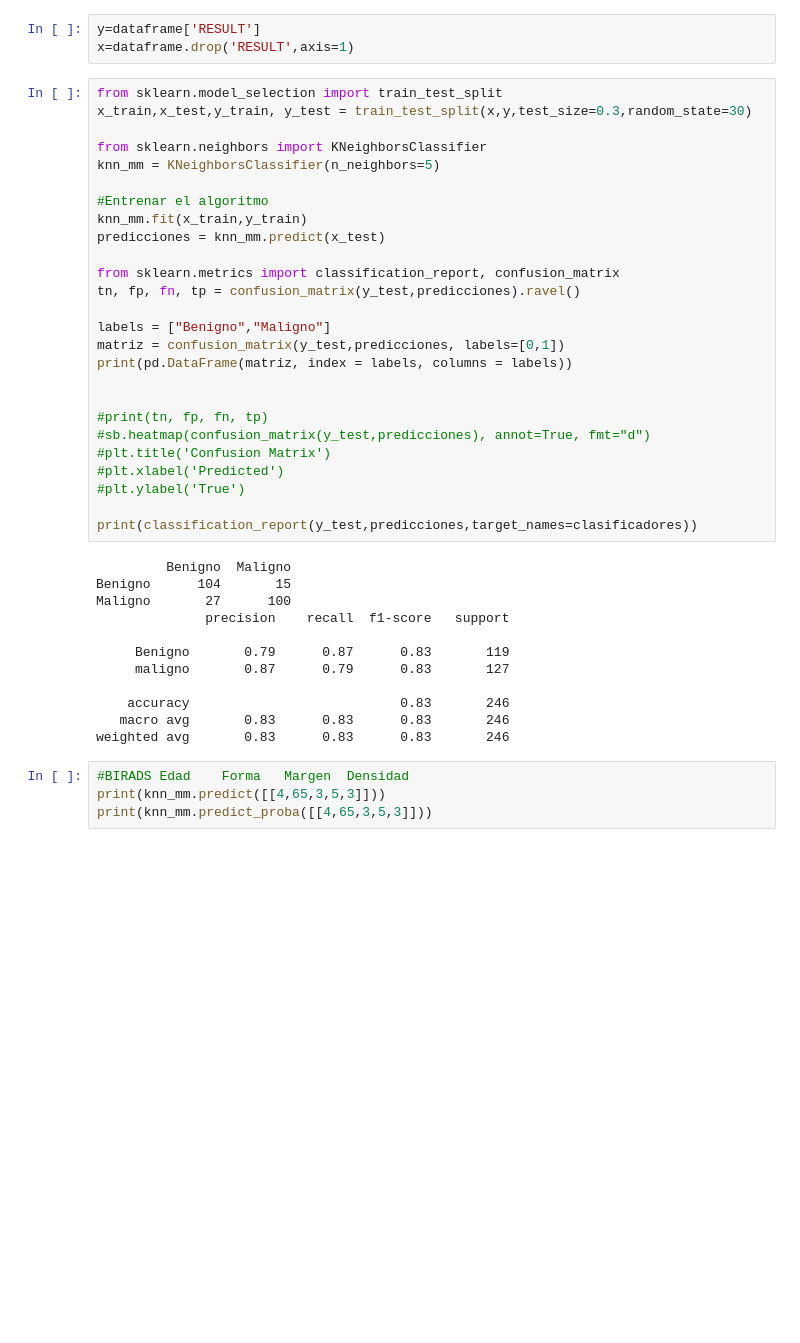
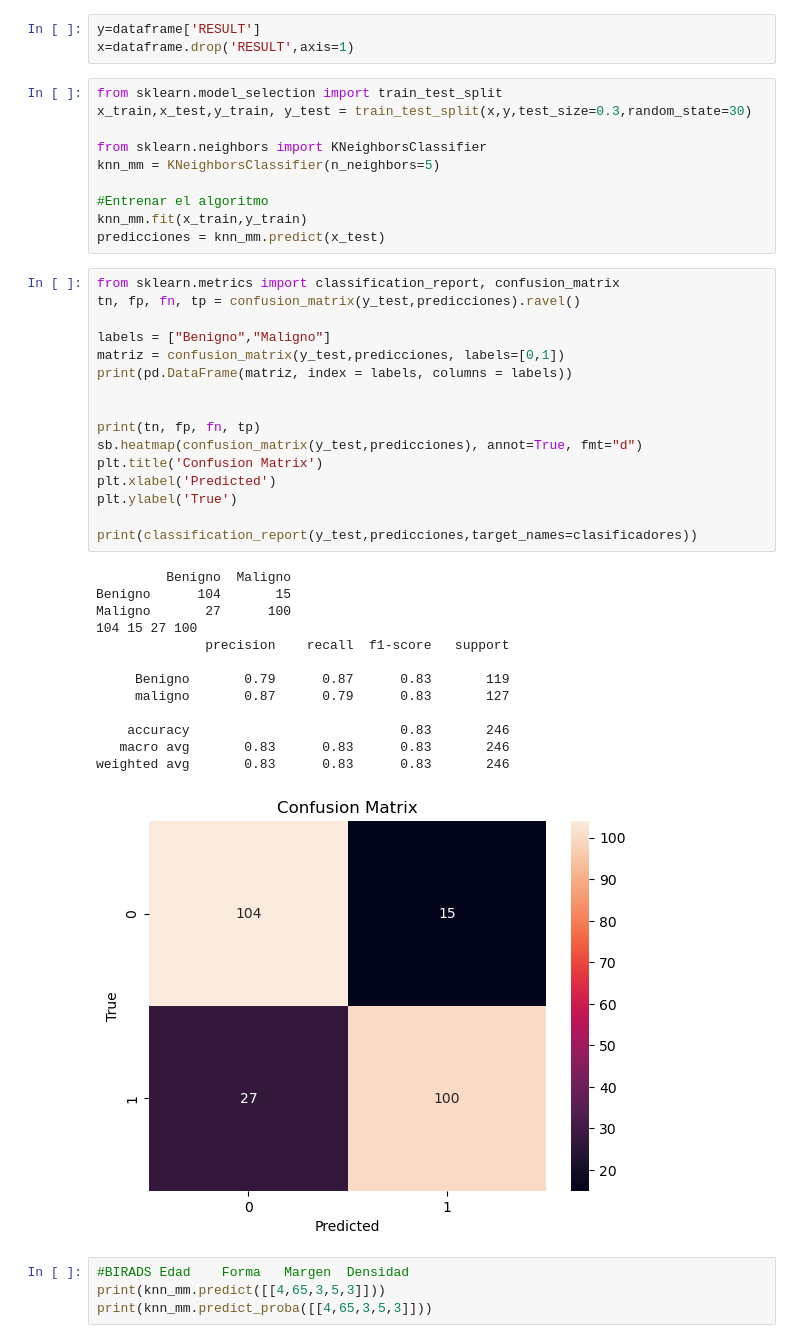
Before and after one commit to Rodry30/TP3-2025-01-CABANILLAS, a Jupyter notebook: TP3-2025-1/Proyecto machine learning/Cancer de mama/CancerMama whith KNN.ipynb, the cells around one changed output. Cells and saved outputs as stored; diff of their text form; blank space fills up the shorter version.

```diff
--- a/TP3-2025-1/Proyecto machine learning/Cancer de mama/CancerMama whith KNN.ipynb
+++ b/TP3-2025-1/Proyecto machine learning/Cancer de mama/CancerMama whith KNN.ipynb
@@ -61,34 +61,36 @@ knn_mm = KNeighborsClassifier(n_neighbors=5)
 #Entrenar el algoritmo
 knn_mm.fit(x_train,y_train)
 predicciones = knn_mm.predict(x_test)
-
-from sklearn.metrics import classification_report, confusion_matrix
-tn, fp, fn, tp = confusion_matrix(y_test,predicciones).ravel()
-
-labels = ["Benigno","Maligno"]
-matriz = confusion_matrix(y_test,predicciones, labels=[0,1])
-print(pd.DataFrame(matriz, index = labels, columns = labels))
-
-
-#print(tn, fp, fn, tp)
-#sb.heatmap(confusion_matrix(y_test,predicciones), annot=True, fmt="d")
-#plt.title('Confusion Matrix')
-#plt.xlabel('Predicted')
-#plt.ylabel('True')
-
-print(classification_report(y_test,predicciones,target_names=clasificadores))
-# %% [output]
-         Benigno  Maligno
-Benigno      104       15
-Maligno       27      100
-              precision    recall  f1-score   support
-
-     Benigno       0.79      0.87      0.83       119
-     maligno       0.87      0.79      0.83       127
-
-    accuracy                           0.83       246
-   macro avg       0.83      0.83      0.83       246
-weighted avg       0.83      0.83      0.83       246
+# %%
+from sklearn.metrics import classification_report, confusion_matrix
+tn, fp, fn, tp = confusion_matrix(y_test,predicciones).ravel()
+
+labels = ["Benigno","Maligno"]
+matriz = confusion_matrix(y_test,predicciones, labels=[0,1])
+print(pd.DataFrame(matriz, index = labels, columns = labels))
+
+
+print(tn, fp, fn, tp)
+sb.heatmap(confusion_matrix(y_test,predicciones), annot=True, fmt="d")
+plt.title('Confusion Matrix')
+plt.xlabel('Predicted')
+plt.ylabel('True')
+
+print(classification_report(y_test,predicciones,target_names=clasificadores))
+# %% [output]
+         Benigno  Maligno
+Benigno      104       15
+Maligno       27      100
+104 15 27 100
+              precision    recall  f1-score   support
+
+     Benigno       0.79      0.87      0.83       119
+     maligno       0.87      0.79      0.83       127
+
+    accuracy                           0.83       246
+   macro avg       0.83      0.83      0.83       246
+weighted avg       0.83      0.83      0.83       246
+[figure, added]
 # %%
 #BIRADS	Edad	Forma	Margen	Densidad
 print(knn_mm.predict([[4,65,3,5,3]]))
```
Also changed, not shown: parts of 3 cells of this notebook.
